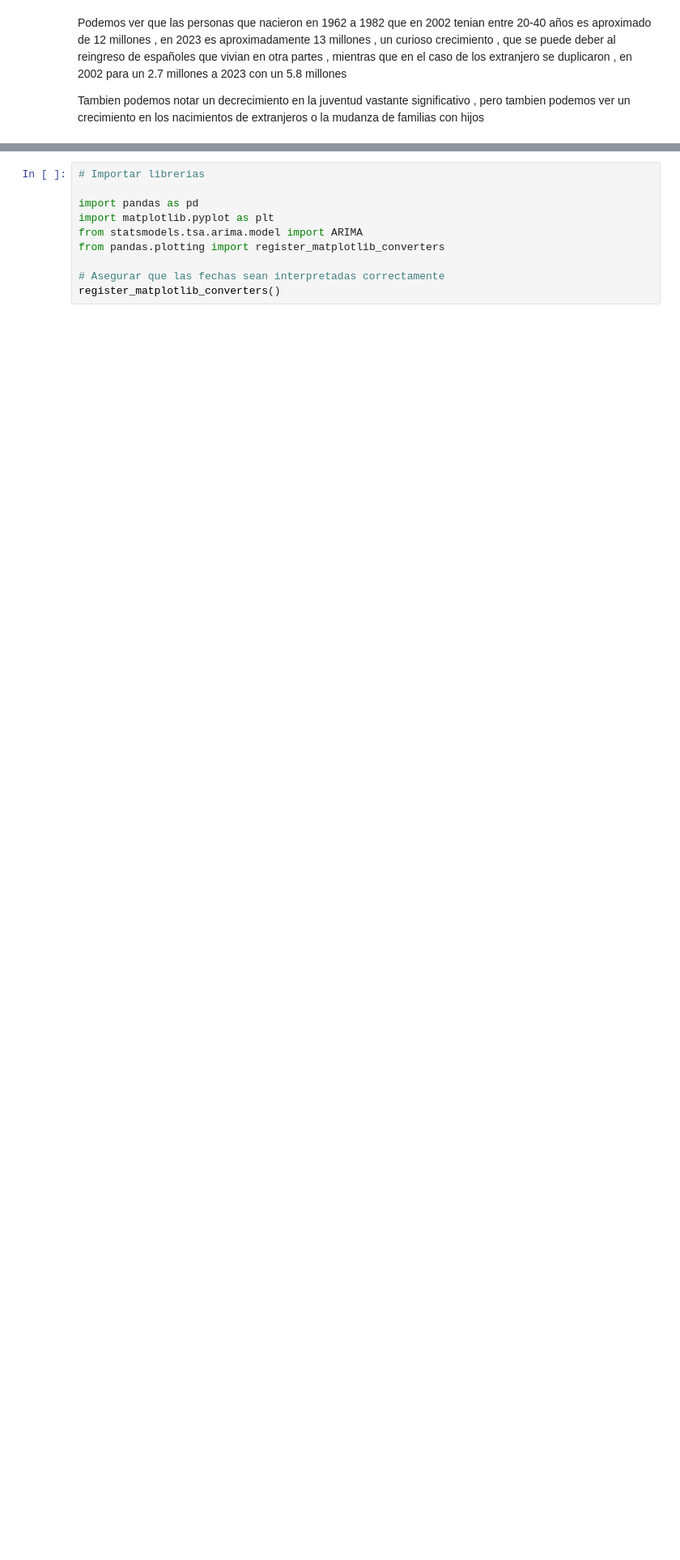
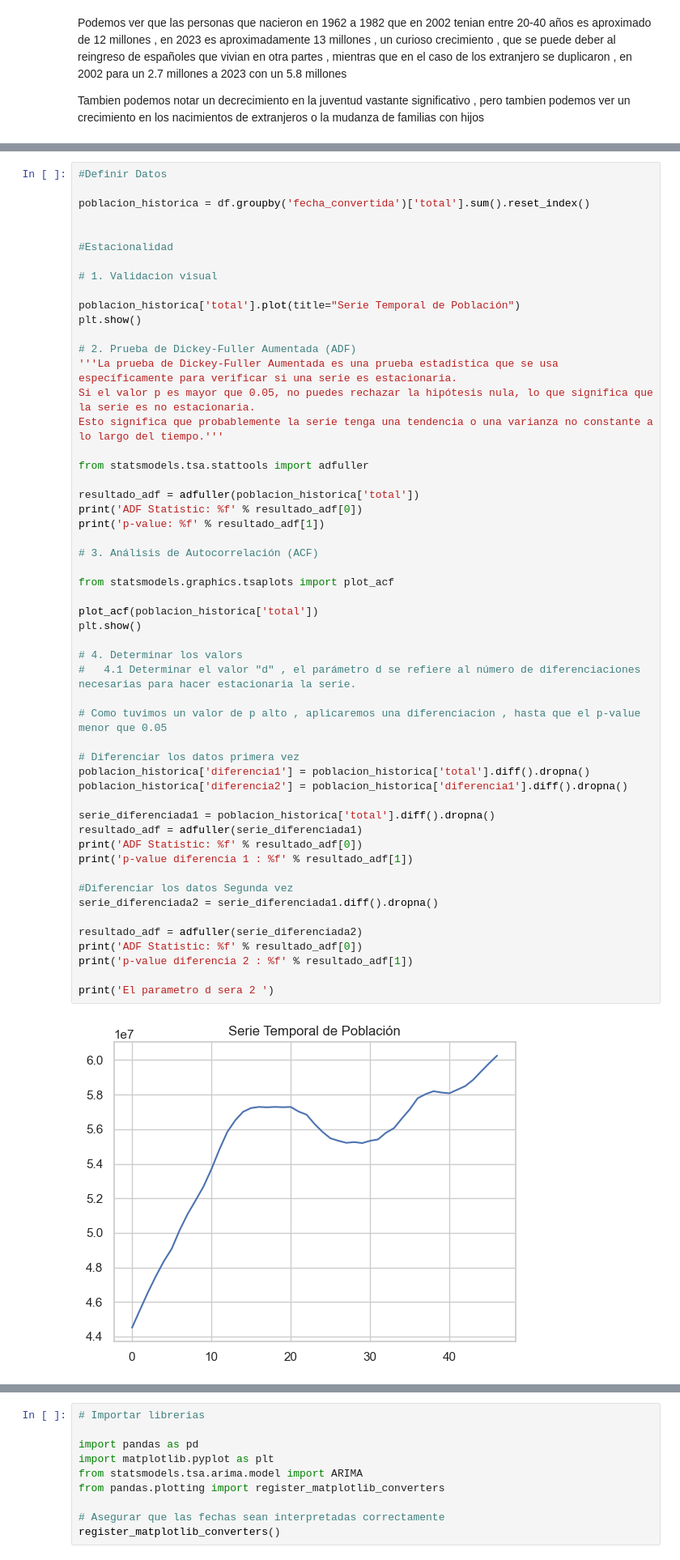
Before and after one commit to josermicri/Projects-Data-science, a Jupyter notebook: España/EDO.ipynb, the cells around one changed output, grey strips where cells are left out. Shown at 81% size. Cells and saved outputs as stored; diff of their text form; blank space fills up the shorter version.

```diff
--- a/España/EDO.ipynb
+++ b/España/EDO.ipynb
@@ -511,0 +515,55 @@ Escogeremos el mejor modelo
+# %%
+#Definir Datos
+
+poblacion_historica = df.groupby('fecha_convertida')['total'].sum().reset_index()
+
+
+#Estacionalidad
+
+# 1. Validacion visual
+
+poblacion_historica['total'].plot(title="Serie Temporal de Población")
+plt.show()
+
+# 2. Prueba de Dickey-Fuller Aumentada (ADF)
+'''La prueba de Dickey-Fuller Aumentada es una prueba estadística que se usa específicamente para verificar si una serie es estacionaria.
+Si el valor p es mayor que 0.05, no puedes rechazar la hipótesis nula, lo que significa que la serie es no estacionaria.
+Esto significa que probablemente la serie tenga una tendencia o una varianza no constante a lo largo del tiempo.'''
+
+from statsmodels.tsa.stattools import adfuller
+
+resultado_adf = adfuller(poblacion_historica['total'])
+print('ADF Statistic: %f' % resultado_adf[0])
+print('p-value: %f' % resultado_adf[1])
+
+# 3. Análisis de Autocorrelación (ACF)
+
+from statsmodels.graphics.tsaplots import plot_acf
+
+plot_acf(poblacion_historica['total'])
+plt.show()
+
+# 4. Determinar los valors
+#   4.1 Determinar el valor "d" , el parámetro d se refiere al número de diferenciaciones necesarias para hacer estacionaria la serie.
+
+# Como tuvimos un valor de p alto , aplicaremos una diferenciacion , hasta que el p-value menor que 0.05
+
+# Diferenciar los datos primera vez
+poblacion_historica['diferencia1'] = poblacion_historica['total'].diff().dropna()
+poblacion_historica['diferencia2'] = poblacion_historica['diferencia1'].diff().dropna()
+
+serie_diferenciada1 = poblacion_historica['total'].diff().dropna()
+resultado_adf = adfuller(serie_diferenciada1)
+print('ADF Statistic: %f' % resultado_adf[0])
+print('p-value diferencia 1 : %f' % resultado_adf[1])
+
+#Diferenciar los datos Segunda vez
+serie_diferenciada2 = serie_diferenciada1.diff().dropna()
+
+resultado_adf = adfuller(serie_diferenciada2)
+print('ADF Statistic: %f' % resultado_adf[0])
+print('p-value diferencia 2 : %f' % resultado_adf[1])
+
+print('El parametro d sera 2 ')
+# %% [output]
+[figure, added]
```
Also changed, not shown: parts of 22 cells of this notebook.
